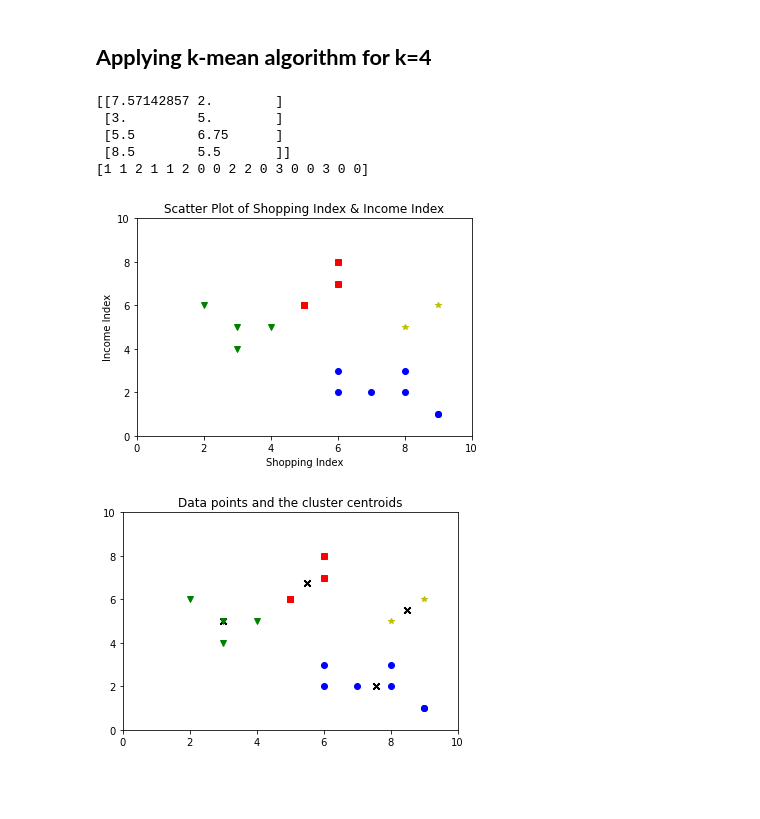
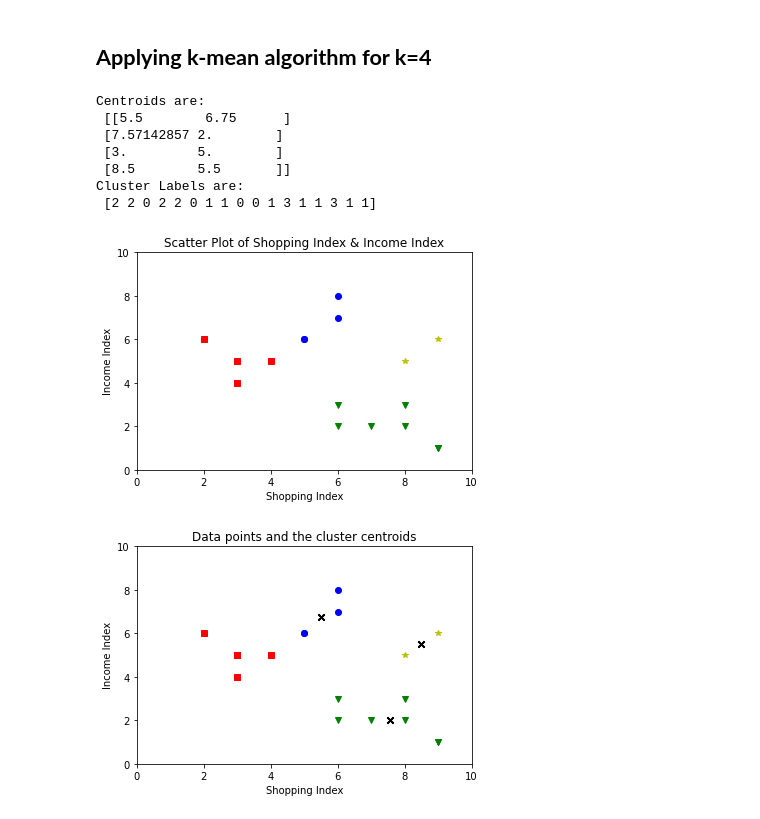
Before and after one commit to Karishma-Kuria/CMPE-256-Adv-DataMining, a Jupyter notebook: KMean_Clustering.ipynb, the cells around one changed output. Saved outputs shown, nothing was run; the diff lists cells and outputs as text; code cells hidden in the pictures; blank space fills up the shorter version.

```diff
--- a/KMean_Clustering.ipynb
+++ b/KMean_Clustering.ipynb
@@ -51,10 +51,10 @@ X = np.array(list(zip(shoppingIndex, incomeIndex))).reshape(len(shoppingIndex)
 ,2)
 kmeans_model = KMeans(n_clusters=K).fit(X)
 # print the cluster centroids
-print(kmeans_model.cluster_centers_)
+print("Centroids are:\n", kmeans_model.cluster_centers_)
 
 # get the cluster labels
-print(kmeans_model.labels_)
+print("Cluster Labels are:\n",kmeans_model.labels_)
 
 # calling the generic function to Plot KMean result
 applyKMean(shoppingIndex, incomeIndex, colors, markers)
@@ -65,6 +65,8 @@ for i, l in enumerate(kmeans_model.labels_):
              color=colors[l], marker=markers[l],ls='None')
     plt.xlim([0, 10])
     plt.ylim([0, 10])
+    plt.xlabel('Shopping Index')
+    plt.ylabel('Income Index')
     plt.scatter(kmeans_model.cluster_centers_[:, 0],
             kmeans_model.cluster_centers_[:, 1],
             c='red', marker='x')
@@ -85,11 +89,11 @@ colors = ['b', 'g', 'r']
 markers = ['o', 'v', 's']
 X = np.array(list(zip(shoppingIndex, incomeIndex))).reshape(len(shoppingIndex), 2)
 kmeans_model = KMeans(n_clusters=K).fit(X)
-# get the cluster centroids
-print(kmeans_model.cluster_centers_)
+# print the cluster centroids
+print("Centroids are:\n", kmeans_model.cluster_centers_)
 
 # get the cluster labels
-print(kmeans_model.labels_)
+print("Cluster Labels are:\n",kmeans_model.labels_)
 
 # calling the generic function to Plot KMean result
 applyKMean(shoppingIndex, incomeIndex, colors, markers)
@@ -100,6 +104,8 @@ for i, l in enumerate(kmeans_model.labels_):
              color=colors[l], marker=markers[l],ls='None')
     plt.xlim([0, 10])
     plt.ylim([0, 10])
+    plt.xlabel('Shopping Index')
+    plt.ylabel('Income Index')
     plt.scatter(kmeans_model.cluster_centers_[:, 0],
             kmeans_model.cluster_centers_[:, 1],
             c='black', marker='x')
@@ -117,35 +125,39 @@ plt.show()
 # %%
 # applying k-mean algorithm for k=4
 K = 4
 colors = ['b', 'g', 'r','y']
 markers = ['o', 'v', 's','*']
 X = np.array(list(zip(shoppingIndex, incomeIndex))).reshape(len(shoppingIndex), 2)
 kmeans_model = KMeans(n_clusters=K).fit(X)
-# get the cluster centroids
-print(kmeans_model.cluster_centers_)
+# print the cluster centroids
+print("Centroids are:\n", kmeans_model.cluster_centers_)
 
 # get the cluster labels
-print(kmeans_model.labels_)
+print("Cluster Labels are:\n",kmeans_model.labels_)
 
 # calling the generic function to Plot KMean result
 applyKMean(shoppingIndex, incomeIndex, colors, markers)
 
 # plotting the cluster centers and the data points on a 2D plane
 for i, l in enumerate(kmeans_model.labels_):
     plt.plot(shoppingIndex[i], incomeIndex[i],
              color=colors[l], marker=markers[l],ls='None')
     plt.xlim([0, 10])
     plt.ylim([0, 10])
+    plt.xlabel('Shopping Index')
+    plt.ylabel('Income Index')
     plt.scatter(kmeans_model.cluster_centers_[:, 0],
             kmeans_model.cluster_centers_[:, 1],
             c='black', marker='x')
     plt.title('Data points and the cluster centroids')
 plt.show()
 # %% [output]
-[[7.57142857 2.        ]
+Centroids are:
+ [[5.5        6.75      ]
+ [7.57142857 2.        ]
  [3.         5.        ]
- [5.5        6.75      ]
  [8.5        5.5       ]]
-[1 1 2 1 1 2 0 0 2 2 0 3 0 0 3 0 0]
+Cluster Labels are:
+ [2 2 0 2 2 0 1 1 0 0 1 3 1 1 3 1 1]
-[figure, old version]
+[figure, new version]
-[figure, old version]
+[figure, new version]
```
Also changed, not shown: parts of 3 cells of this notebook.
